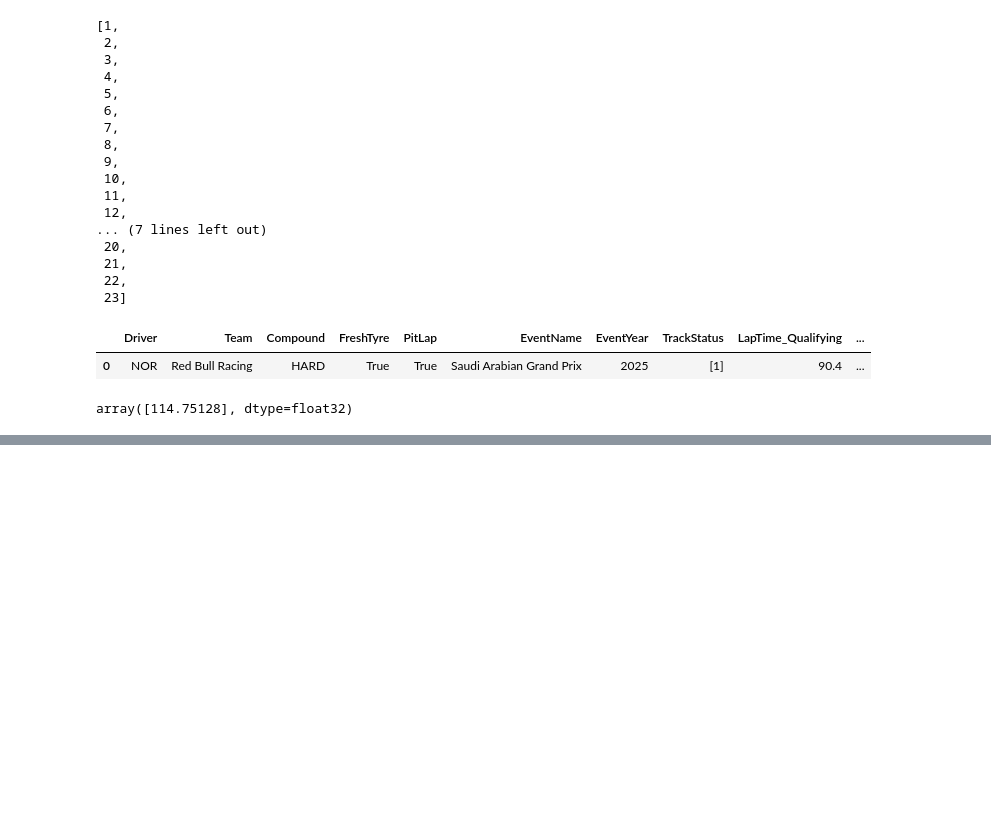
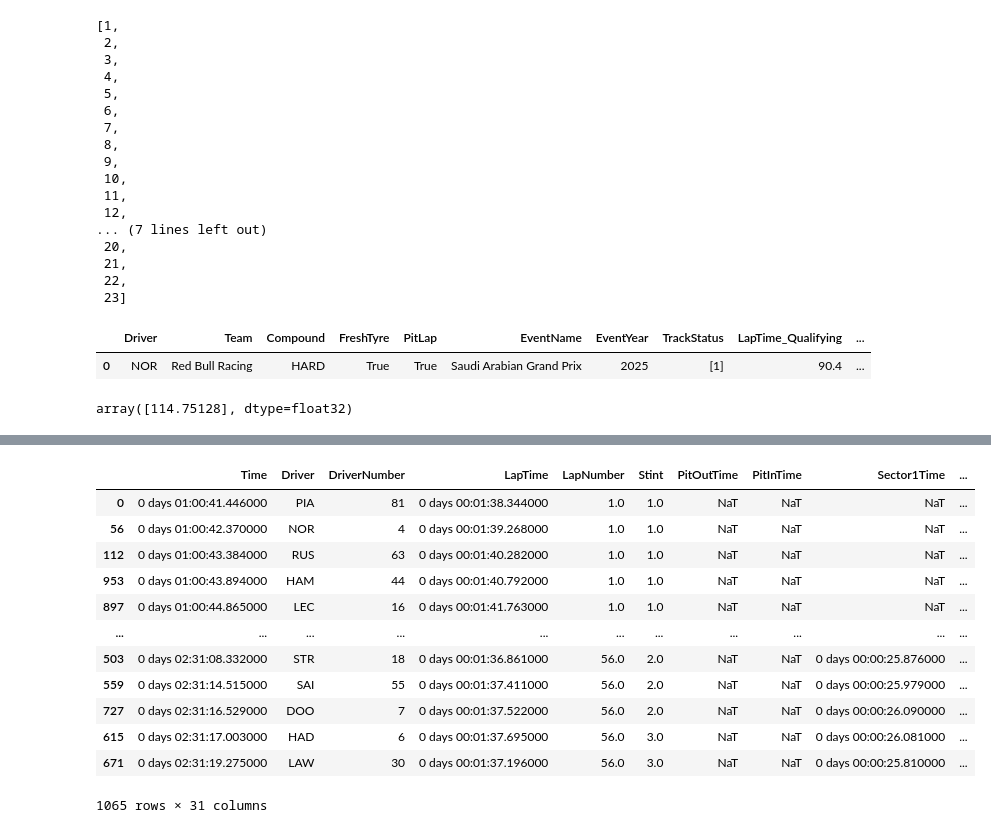
Before and after one commit to zman51500/GCUProj, a Jupyter notebook: V2/test.ipynb, the cells around one changed output, grey strips where cells are left out. Cells and saved outputs as stored; diff of their text form; code cells hidden in the pictures; blank space fills up the shorter version.

```diff
--- a/V2/test.ipynb
+++ b/V2/test.ipynb
@@ -104,0 +121,17 @@ d = {
+# %%
+
+r.laps.sort_values('Time')
+# %% [output]
+|  | Time | Driver | DriverNumber | LapTime | LapNumber | Stint | PitOutTime | PitInTime | Sector1Time | ... |
+| 0 | 0 days 01:00:41.446000 | PIA | 81 | 0 days 00:01:38.344000 | 1.0 | 1.0 | NaT | NaT | NaT | ... |
+| 56 | 0 days 01:00:42.370000 | NOR | 4 | 0 days 00:01:39.268000 | 1.0 | 1.0 | NaT | NaT | NaT | ... |
+| 112 | 0 days 01:00:43.384000 | RUS | 63 | 0 days 00:01:40.282000 | 1.0 | 1.0 | NaT | NaT | NaT | ... |
+| 953 | 0 days 01:00:43.894000 | HAM | 44 | 0 days 00:01:40.792000 | 1.0 | 1.0 | NaT | NaT | NaT | ... |
+| 897 | 0 days 01:00:44.865000 | LEC | 16 | 0 days 00:01:41.763000 | 1.0 | 1.0 | NaT | NaT | NaT | ... |
+| ... | ... | ... | ... | ... | ... | ... | ... | ... | ... | ... |
+| 503 | 0 days 02:31:08.332000 | STR | 18 | 0 days 00:01:36.861000 | 56.0 | 2.0 | NaT | NaT | 0 days 00:00:25.876000 | ... |
+| 559 | 0 days 02:31:14.515000 | SAI | 55 | 0 days 00:01:37.411000 | 56.0 | 2.0 | NaT | NaT | 0 days 00:00:25.979000 | ... |
+| 727 | 0 days 02:31:16.529000 | DOO | 7 | 0 days 00:01:37.522000 | 56.0 | 2.0 | NaT | NaT | 0 days 00:00:26.090000 | ... |
+| 615 | 0 days 02:31:17.003000 | HAD | 6 | 0 days 00:01:37.695000 | 56.0 | 3.0 | NaT | NaT | 0 days 00:00:26.081000 | ... |
+| 671 | 0 days 02:31:19.275000 | LAW | 30 | 0 days 00:01:37.196000 | 56.0 | 3.0 | NaT | NaT | 0 days 00:00:25.810000 | ... |
+1065 rows × 31 columns
```
Also changed, not shown: parts of 12 cells of this notebook, 8 other files.
